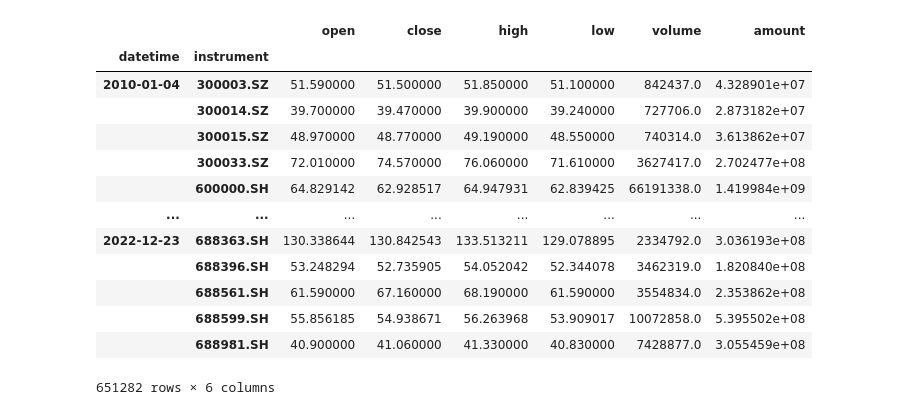
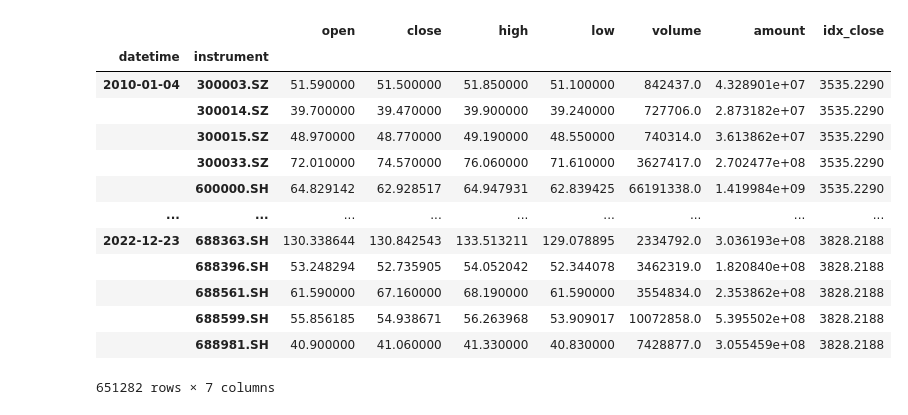
Before and after one commit to HaoningChen/scutquant, a Jupyter notebook: 实践案例/tutorial.ipynb, the cells around one changed output. Cells and saved outputs as stored; diff of their text form; code cells hidden in the pictures.

```diff
--- a/实践案例/tutorial.ipynb
+++ b/实践案例/tutorial.ipynb
@@ -8,28 +8,31 @@ from scutquant import scutquant, alpha
 # %%
 # 读取数据
 df_train = pd.read_csv('D:/Desktop/CSI300.csv')
 df_test = pd.read_csv('D:/Desktop/CSI300_test.csv')
 df_train.set_index(['datetime', 'instrument'], inplace=True)
 df_test.set_index(['datetime', 'instrument'], inplace=True)
 
 df = pd.concat([df_train, df_test], axis=0)
 
+sup_data = pd.read_csv('D:/Desktop/SH000300.csv')  # supplemantal_data
+df = scutquant.join_data(df, sup_data, time='datetime', col=['idx_close'], index=['datetime', 'instrument'])
+
 df
 # %% [output]
-|  |  | open | close | high | low | volume | amount |
-| datetime | instrument |  |  |  |  |  |  |
-| 2010-01-04 | 300003.SZ | 51.590000 | 51.500000 | 51.850000 | 51.100000 | 842437.0 | 4.328901e+07 |
-|  | 300014.SZ | 39.700000 | 39.470000 | 39.900000 | 39.240000 | 727706.0 | 2.873182e+07 |
-|  | 300015.SZ | 48.970000 | 48.770000 | 49.190000 | 48.550000 | 740314.0 | 3.613862e+07 |
-|  | 300033.SZ | 72.010000 | 74.570000 | 76.060000 | 71.610000 | 3627417.0 | 2.702477e+08 |
-|  | 600000.SH | 64.829142 | 62.928517 | 64.947931 | 62.839425 | 66191338.0 | 1.419984e+09 |
-| ... | ... | ... | ... | ... | ... | ... | ... |
-| 2022-12-23 | 688363.SH | 130.338644 | 130.842543 | 133.513211 | 129.078895 | 2334792.0 | 3.036193e+08 |
-|  | 688396.SH | 53.248294 | 52.735905 | 54.052042 | 52.344078 | 3462319.0 | 1.820840e+08 |
-|  | 688561.SH | 61.590000 | 67.160000 | 68.190000 | 61.590000 | 3554834.0 | 2.353862e+08 |
-|  | 688599.SH | 55.856185 | 54.938671 | 56.263968 | 53.909017 | 10072858.0 | 5.395502e+08 |
-|  | 688981.SH | 40.900000 | 41.060000 | 41.330000 | 40.830000 | 7428877.0 | 3.055459e+08 |
+|  |  | open | close | high | low | volume | amount | idx_close |
+| datetime | instrument |  |  |  |  |  |  |  |
+| 2010-01-04 | 300003.SZ | 51.590000 | 51.500000 | 51.850000 | 51.100000 | 842437.0 | 4.328901e+07 | 3535.2290 |
+|  | 300014.SZ | 39.700000 | 39.470000 | 39.900000 | 39.240000 | 727706.0 | 2.873182e+07 | 3535.2290 |
+|  | 300015.SZ | 48.970000 | 48.770000 | 49.190000 | 48.550000 | 740314.0 | 3.613862e+07 | 3535.2290 |
+|  | 300033.SZ | 72.010000 | 74.570000 | 76.060000 | 71.610000 | 3627417.0 | 2.702477e+08 | 3535.2290 |
+|  | 600000.SH | 64.829142 | 62.928517 | 64.947931 | 62.839425 | 66191338.0 | 1.419984e+09 | 3535.2290 |
+| ... | ... | ... | ... | ... | ... | ... | ... | ... |
+| 2022-12-23 | 688363.SH | 130.338644 | 130.842543 | 133.513211 | 129.078895 | 2334792.0 | 3.036193e+08 | 3828.2188 |
+|  | 688396.SH | 53.248294 | 52.735905 | 54.052042 | 52.344078 | 3462319.0 | 1.820840e+08 | 3828.2188 |
+|  | 688561.SH | 61.590000 | 67.160000 | 68.190000 | 61.590000 | 3554834.0 | 2.353862e+08 | 3828.2188 |
+|  | 688599.SH | 55.856185 | 54.938671 | 56.263968 | 53.909017 | 10072858.0 | 5.395502e+08 | 3828.2188 |
+|  | 688981.SH | 40.900000 | 41.060000 | 41.330000 | 40.830000 | 7428877.0 | 3.055459e+08 | 3828.2188 |
-651282 rows × 6 columns
+651282 rows × 7 columns
 # %%
 # 清洗数据(由于原始数据已经经过了初步清洗，所以以下步骤可以省去)
 
```
Also changed, not shown: parts of 9 cells of this notebook.
